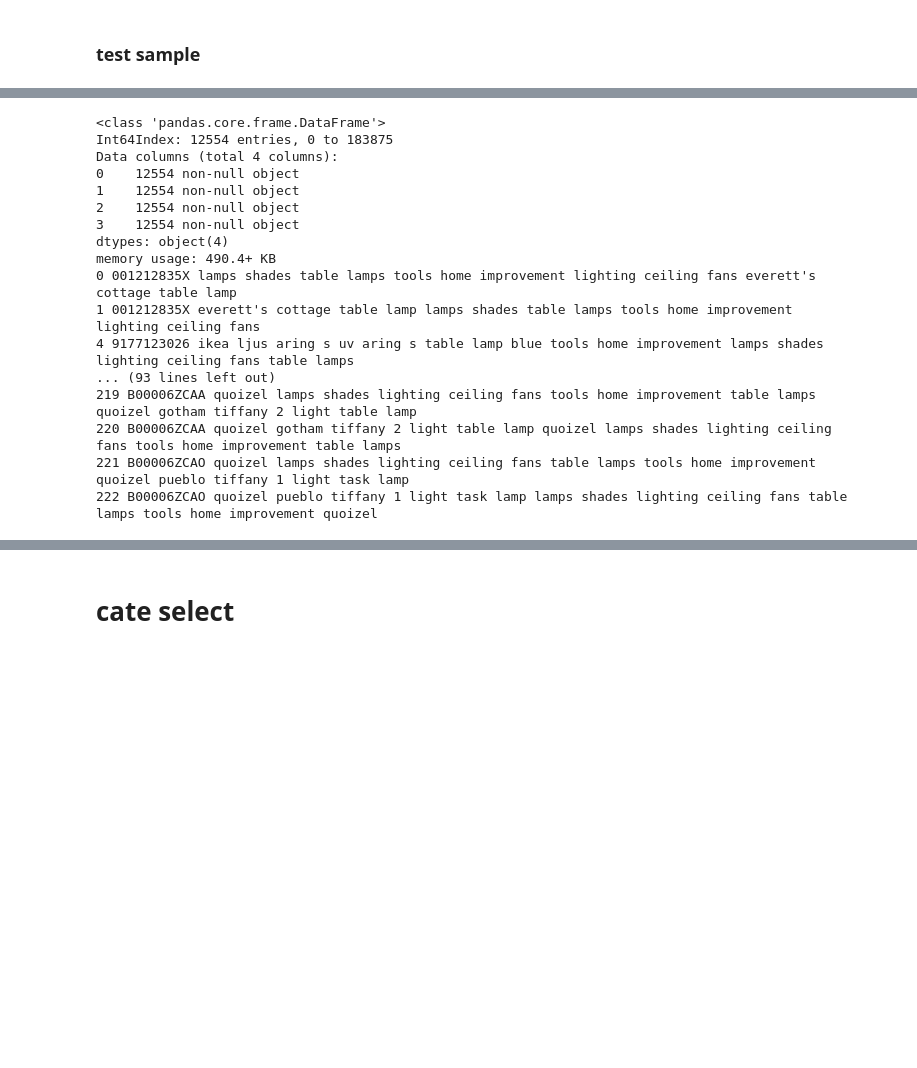
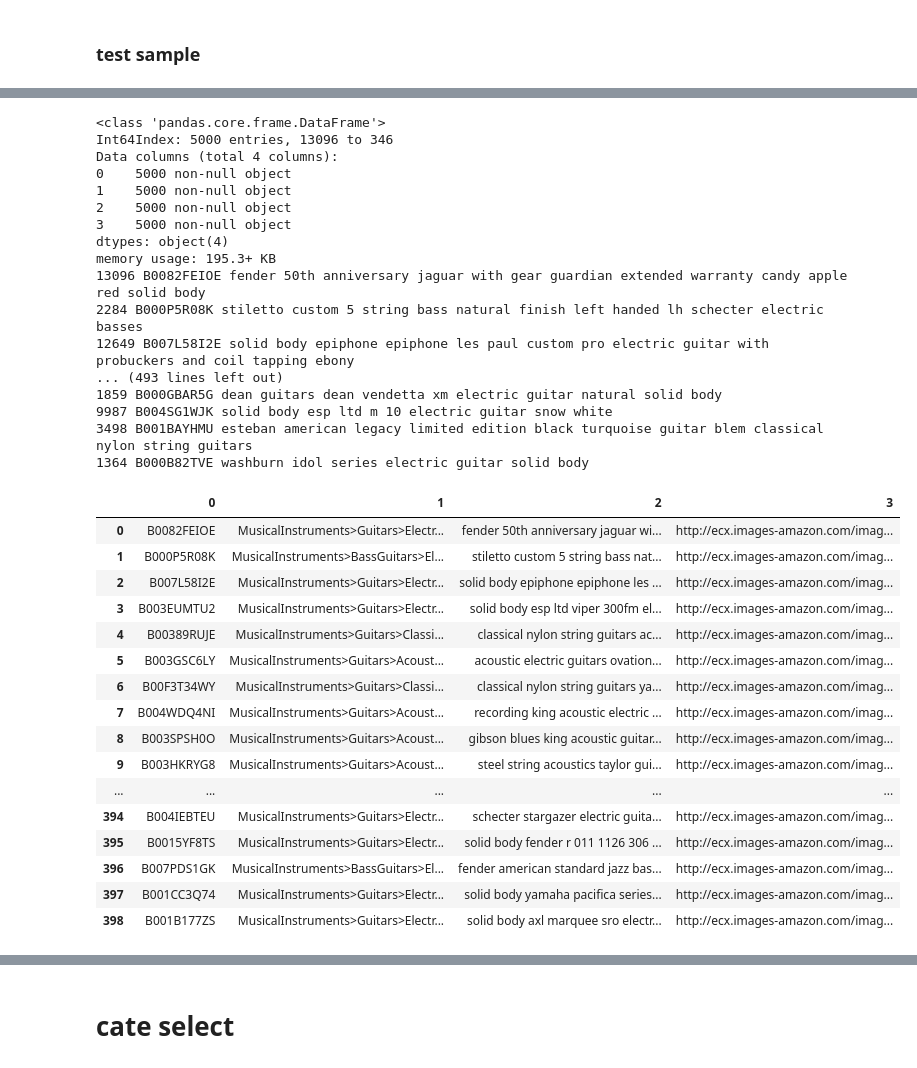
Before and after one commit to junwoopark92/TAC-GAN-eCommerce, a Jupyter notebook: demo_code.ipynb, the cells around one changed output, grey strips where cells are left out. Cells and saved outputs as stored; diff of their text form; code cells hidden in the pictures; blank space fills up the shorter version.

```diff
--- a/demo_code.ipynb
+++ b/demo_code.ipynb
@@ -167,8 +208,9 @@ MusicalInstruments>BassGuitars>Acoustic&Acoustic-ElectricBasses         181
 Name: 1, dtype: int64
 # %%
-sub = df[df[1] == 'Tools&HomeImprovement>Lighting&CeilingFans>Lamps&Shades>TableLamps']
+sub = df.drop_duplicates(subset=0).sample(5000)
 imgdir = 'data/datasets/products/images/'
 images = []
+rows = []
 sub.info()
 for i, row in sub.iterrows():
     asin = row[0]
@@ -176,25 +218,26 @@ for i, row in sub.iterrows():
     print(i, asin, title)
     try:
         images.append(Image.open( imgdir+ asin +'.jpg').resize((128,128)))
+        rows.append(row)
     except:
         pass
-    if len(images) == 100:
+    if len(images) == 500:
         break
 # %% [output]
 <class 'pandas.core.frame.DataFrame'>
-Int64Index: 12554 entries, 0 to 183875
+Int64Index: 5000 entries, 13096 to 346
 Data columns (total 4 columns):
-0    12554 non-null object
-1    12554 non-null object
-2    12554 non-null object
-3    12554 non-null object
+0    5000 non-null object
+1    5000 non-null object
+2    5000 non-null object
+3    5000 non-null object
 dtypes: object(4)
-memory usage: 490.4+ KB
-0 001212835X lamps shades table lamps tools home improvement lighting ceiling fans everett's cottage table lamp
-1 001212835X everett's cottage table lamp lamps shades table lamps tools home improvement lighting ceiling fans
-4 9177123026 ikea ljus aring s uv aring s table lamp blue tools home improvement lamps shades lighting ceiling fans table lamps
-... (93 lines left out)
-219 B00006ZCAA quoizel lamps shades lighting ceiling fans tools home improvement table lamps quoizel gotham tiffany 2 light table lamp
-220 B00006ZCAA quoizel gotham tiffany 2 light table lamp quoizel lamps shades lighting ceiling fans tools home improvement table lamps
-221 B00006ZCAO quoizel lamps shades lighting ceiling fans table lamps tools home improvement quoizel pueblo tiffany 1 light task lamp
-222 B00006ZCAO quoizel pueblo tiffany 1 light task lamp lamps shades lighting ceiling fans table lamps tools home improvement quoizel
+memory usage: 195.3+ KB
+13096 B0082FEIOE fender 50th anniversary jaguar with gear guardian extended warranty candy apple red solid body
+2284 B000P5R08K stiletto custom 5 string bass natural finish left handed lh schecter electric basses
+12649 B007L58I2E solid body epiphone epiphone les paul custom pro electric guitar with probuckers and coil tapping ebony
+... (493 lines left out)
+1859 B000GBAR5G dean guitars dean vendetta xm electric guitar natural solid body
+9987 B004SG1WJK solid body esp ltd m 10 electric guitar snow white
+3498 B001BAYHMU esteban american legacy limited edition black turquoise guitar blem classical nylon string guitars
+1364 B000B82TVE washburn idol series electric guitar solid body
@@ -200,0 +246,20 @@ memory usage: 490.4+ KB
+# %%
+info_df
+# %% [output]
+|  | 0 | 1 | 2 | 3 |
+| 0 | B0082FEIOE | MusicalInstruments>Guitars>Electr... | fender 50th anniversary jaguar wi... | http://ecx.images-amazon.com/imag... |
+| 1 | B000P5R08K | MusicalInstruments>BassGuitars>El... | stiletto custom 5 string bass nat... | http://ecx.images-amazon.com/imag... |
+| 2 | B007L58I2E | MusicalInstruments>Guitars>Electr... | solid body epiphone epiphone les ... | http://ecx.images-amazon.com/imag... |
+| 3 | B003EUMTU2 | MusicalInstruments>Guitars>Electr... | solid body esp ltd viper 300fm el... | http://ecx.images-amazon.com/imag... |
+| 4 | B00389RUJE | MusicalInstruments>Guitars>Classi... | classical nylon string guitars ac... | http://ecx.images-amazon.com/imag... |
+| 5 | B003GSC6LY | MusicalInstruments>Guitars>Acoust... | acoustic electric guitars ovation... | http://ecx.images-amazon.com/imag... |
+| 6 | B00F3T34WY | MusicalInstruments>Guitars>Classi... | classical nylon string guitars ya... | http://ecx.images-amazon.com/imag... |
+| 7 | B004WDQ4NI | MusicalInstruments>Guitars>Acoust... | recording king acoustic electric ... | http://ecx.images-amazon.com/imag... |
+| 8 | B003SPSH0O | MusicalInstruments>Guitars>Acoust... | gibson blues king acoustic guitar... | http://ecx.images-amazon.com/imag... |
+| 9 | B003HKRYG8 | MusicalInstruments>Guitars>Acoust... | steel string acoustics taylor gui... | http://ecx.images-amazon.com/imag... |
+| ... | ... | ... | ... | ... |
+| 394 | B004IEBTEU | MusicalInstruments>Guitars>Electr... | schecter stargazer electric guita... | http://ecx.images-amazon.com/imag... |
+| 395 | B0015YF8TS | MusicalInstruments>Guitars>Electr... | solid body fender r 011 1126 306 ... | http://ecx.images-amazon.com/imag... |
+| 396 | B007PDS1GK | MusicalInstruments>BassGuitars>El... | fender american standard jazz bas... | http://ecx.images-amazon.com/imag... |
+| 397 | B001CC3Q74 | MusicalInstruments>Guitars>Electr... | solid body yamaha pacifica series... | http://ecx.images-amazon.com/imag... |
+| 398 | B001B177ZS | MusicalInstruments>Guitars>Electr... | solid body axl marquee sro electr... | http://ecx.images-amazon.com/imag... |
```
Also changed, not shown: parts of 31 cells of this notebook, 1 other file.
